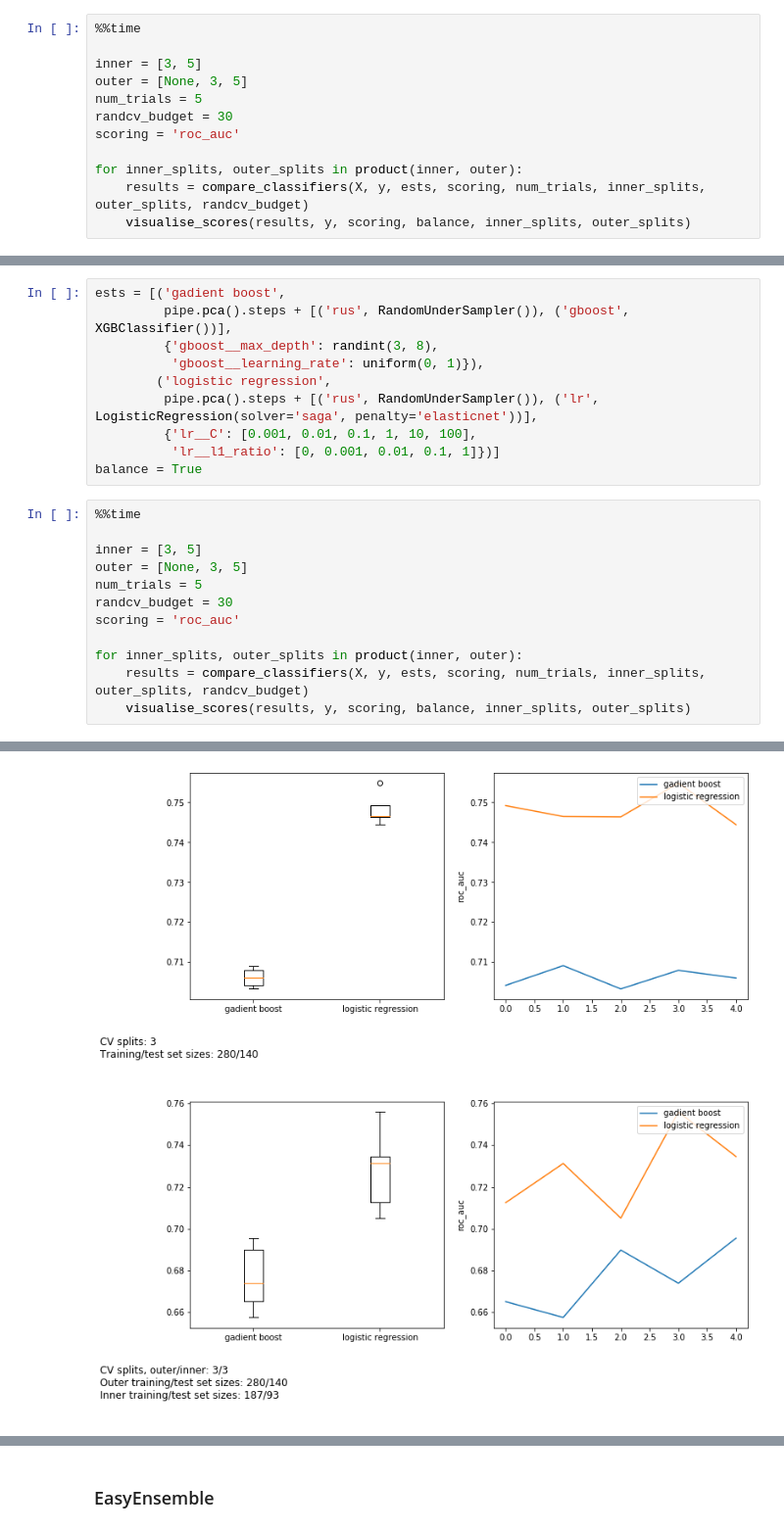
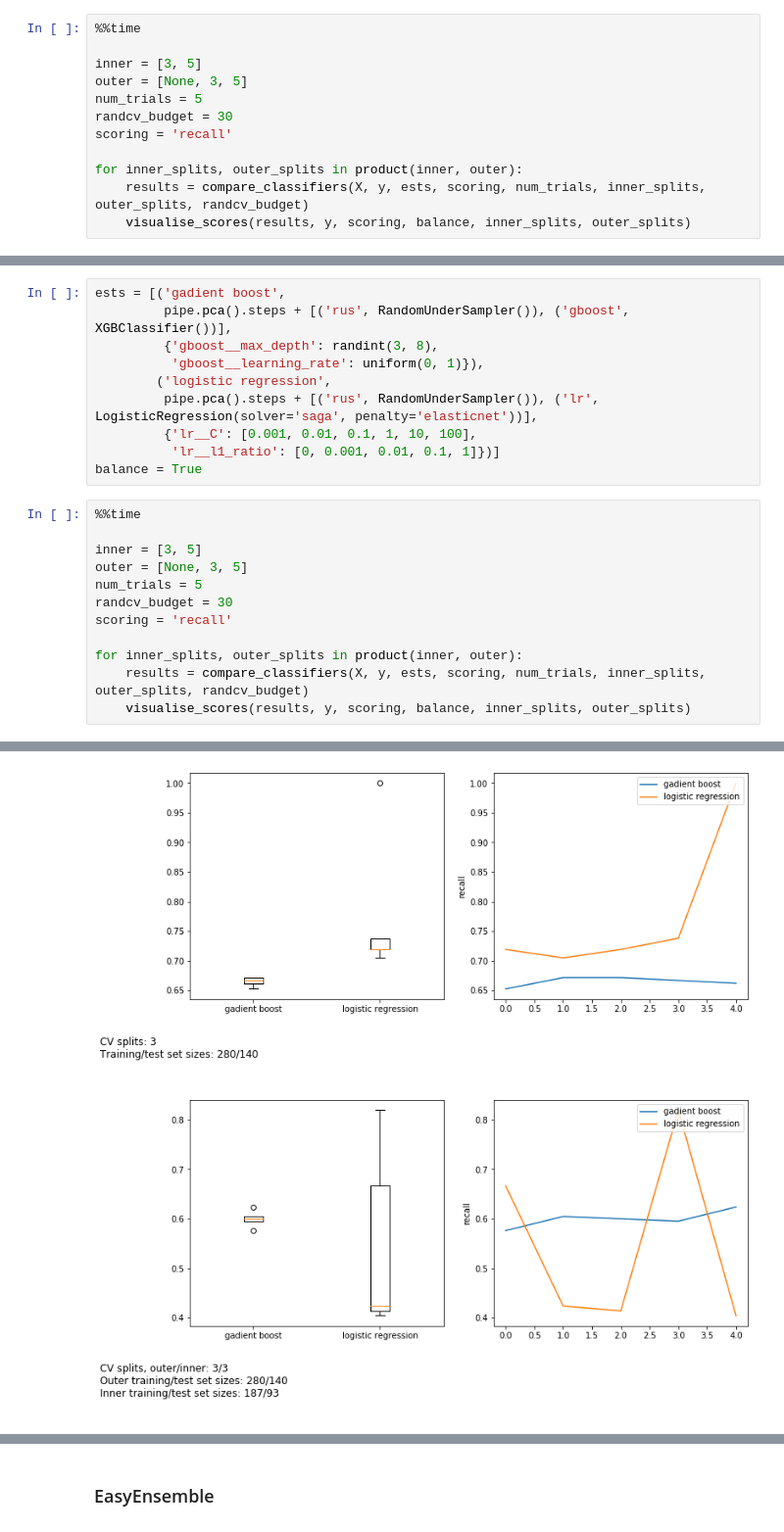
Before and after one commit to ayorgo/german-credit, a Jupyter notebook: prediction.ipynb, the cells around one changed output, grey strips where cells are left out. Shown at 98% size. Drawn from its saved outputs; the diff is of its cells as text.

Commit message:
Use recall instead of roc_auc

```diff
--- a/prediction.ipynb
+++ b/prediction.ipynb
@@ -103,7 +103,7 @@ inner = [3, 5]
 outer = [None, 3, 5]
 num_trials = 5
 randcv_budget = 30
-scoring = 'roc_auc'
+scoring = 'recall'
 
 for inner_splits, outer_splits in product(inner, outer):
     results = compare_classifiers(X, y, ests, scoring, num_trials, inner_splits, outer_splits, randcv_budget)
@@ -136,7 +136,7 @@ inner = [3, 5]
 outer = [None, 3, 5]
 num_trials = 5
 randcv_budget = 30
-scoring = 'roc_auc'
+scoring = 'recall'
 
 for inner_splits, outer_splits in product(inner, outer):
     results = compare_classifiers(X, y, ests, scoring, num_trials, inner_splits, outer_splits, randcv_budget)
@@ -147,2 +147,2 @@ Wall time: 11min 51s
-[figure, old version]
+[figure, new version]
-[figure, old version]
+[figure, new version]
```
Also changed, not shown: parts of 2 cells of this notebook.
